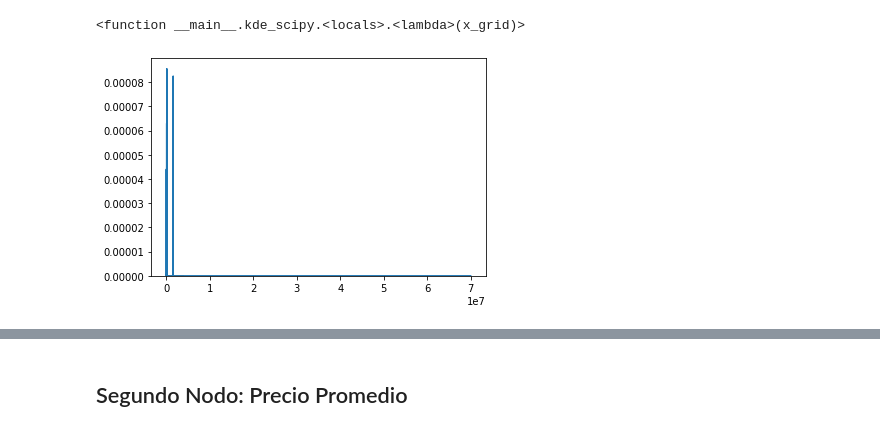
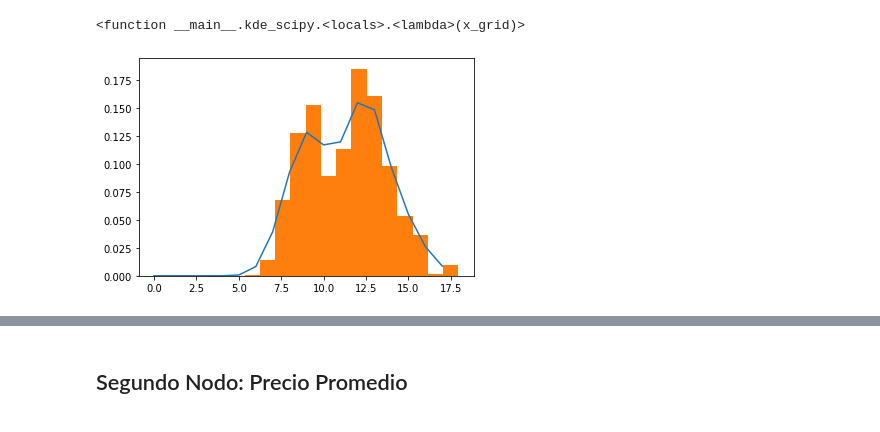
Before and after one commit to ACristinaVV/Proyecto_Avocado, a Jupyter notebook: Proyecto .ipynb, the cells around one changed output, grey strips where cells are left out. Saved outputs shown, nothing was run; the diff lists cells and outputs as text; code cells hidden in the pictures.

```diff
--- a/Proyecto .ipynb
+++ b/Proyecto .ipynb
@@ -150,8 +150,10 @@ import statsmodels.api as sm
 import seaborn as sns
 # %% [markdown]
 ## Primer Nodo: Ventas
+# %%
+ventas_log = np.log(data['Total Volume'])
 # %%
-def kde_scipy(x,bandwidth=0.2, **kwargs):
+def kde_scipy(x,bandwidth=0.8, **kwargs):
     """Kernel Density Estimation with Scipy"""
     # Note that scipy weights its bandwidth by the covariance of the
     # input data.  To make the results comparable to the other methods,
@@ -159,15 +161,15 @@ def kde_scipy(x,bandwidth=0.2, **kwargs):
     kde = gaussian_kde(x, bw_method=bandwidth / x.std(ddof=1), **kwargs)
     return lambda x_grid: kde.evaluate(x_grid)
 # %%
-Ventas = kde_scipy(data['Total Volume'])
+Ventas = kde_scipy(ventas_log)
 Ventas
 # %% [output]
 <function __main__.kde_scipy.<locals>.<lambda>(x_grid)>
 # %%
-x_ventas = np.arange(80.50,70000000.50,10000)
+x_ventas = np.arange(0,max(ventas_log),1)
 plt.figure()
 plt.plot(x_ventas,Ventas(x_ventas));
-plt.hist(data['Total Volume'],bins = 15, density = True);
+plt.hist(ventas_log,bins = 15, density = True);
 plt.show()
 # %% [output]
-[figure, old version]
+[figure, new version]
```
Also changed, not shown: parts of 32 cells of this notebook.
